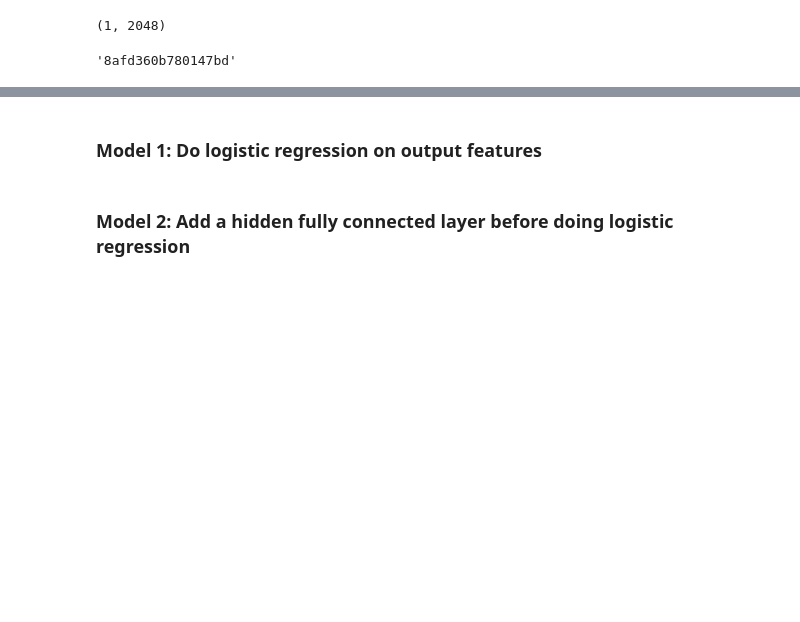
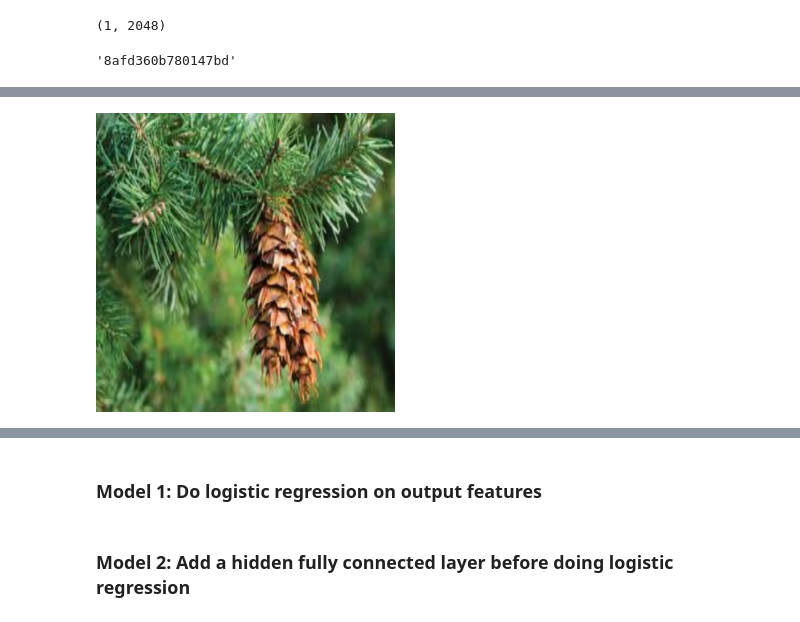
Before and after one commit to NathanielBlairStahn/tree-logic, a Jupyter notebook: build_a_model.ipynb, the cells around one changed output, grey strips where cells are left out. Drawn from its saved outputs; the diff is of its cells as text; code cells hidden in the pictures; blank space fills up the shorter version.

```diff
--- a/build_a_model.ipynb
+++ b/build_a_model.ipynb
@@ -171,0 +187,4 @@ def images_to_input_array(img_paths, target_size=None, interpolation='bilinear')
+# %%
+img1_299
+# %% [output]
+[figure, added]
```
Also changed, not shown: parts of 14 cells of this notebook, 1 other file.
